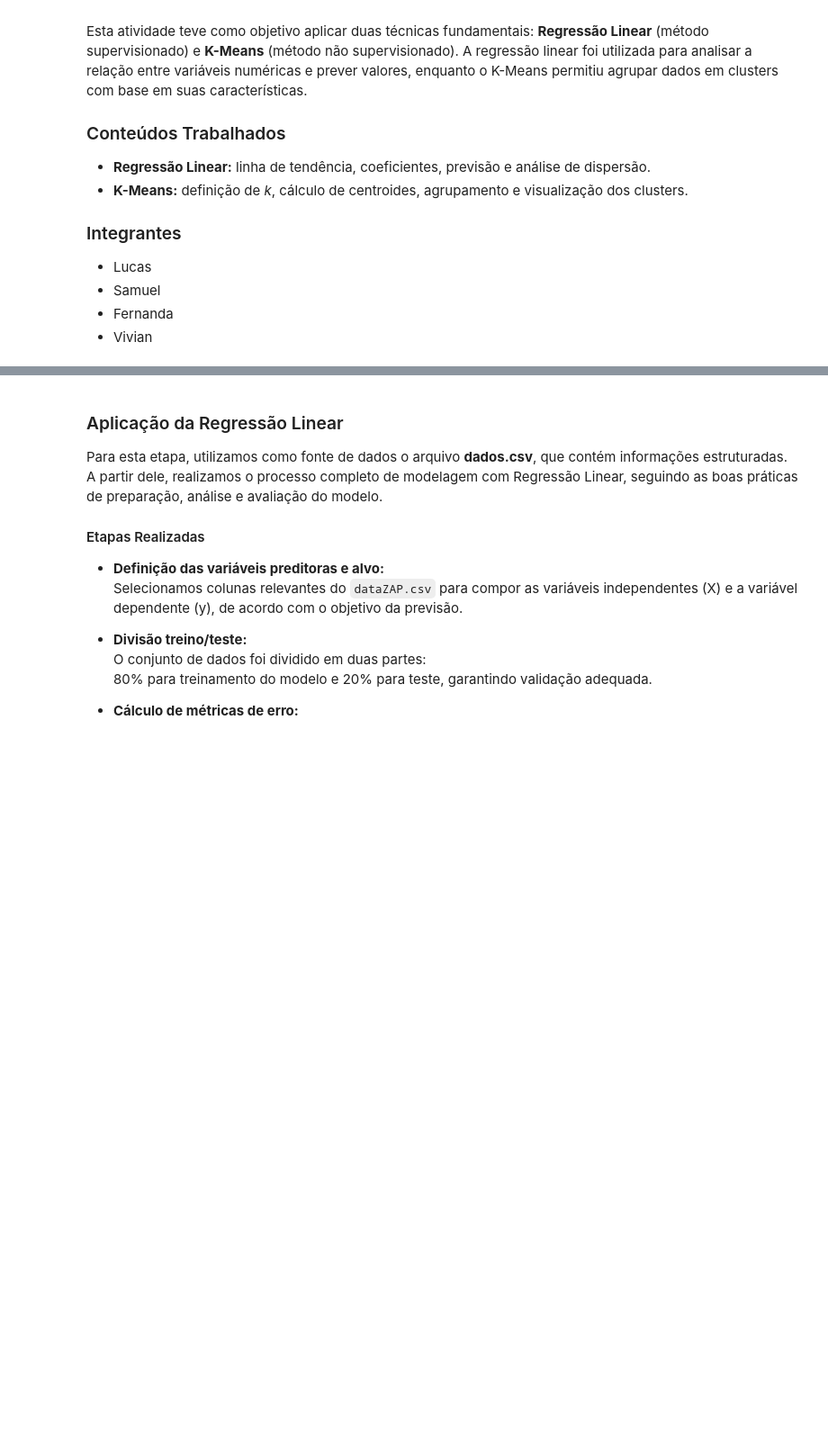
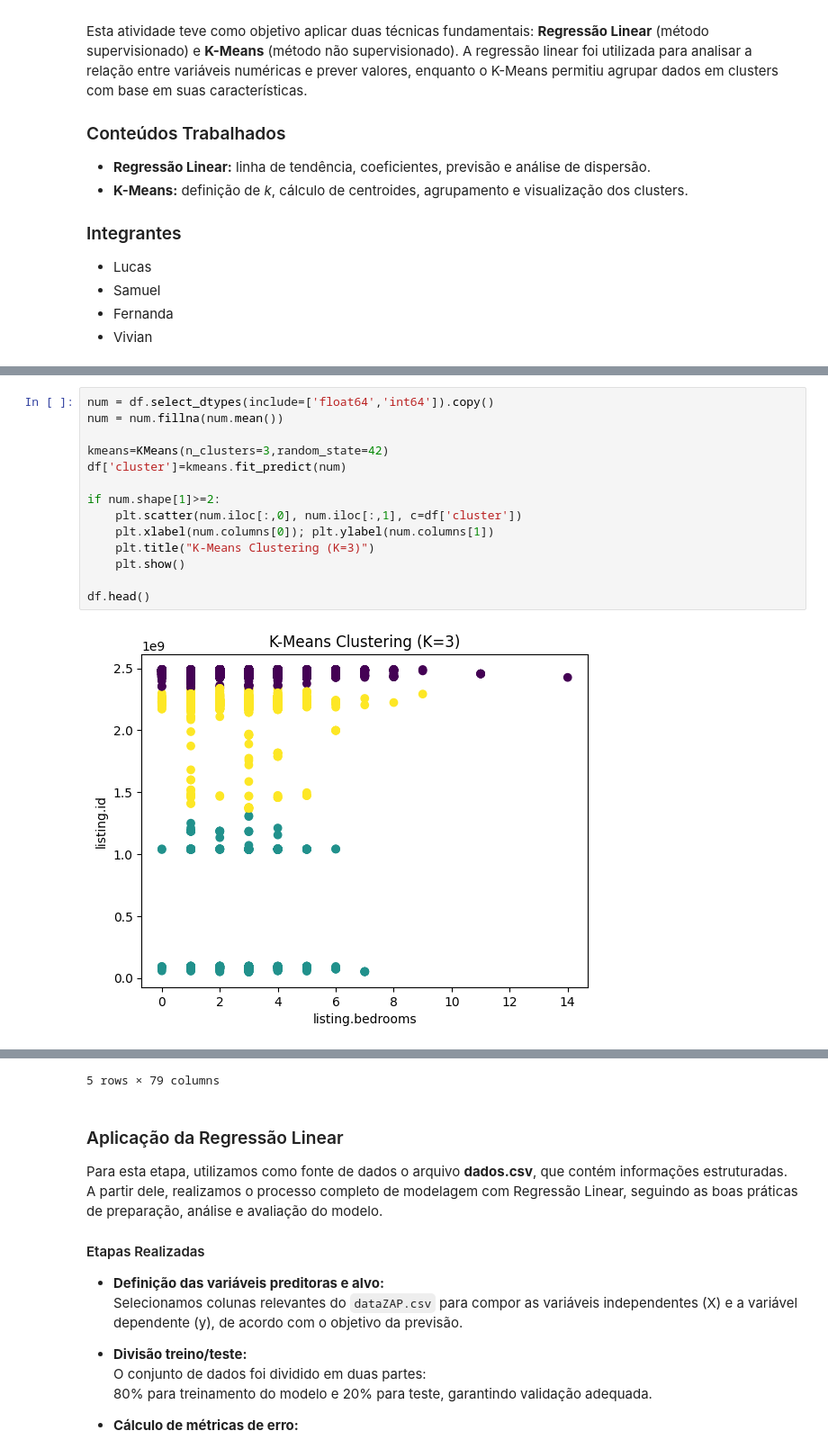
Before and after one commit to LucasGuedes-s/Regress-o_linear_agrupamento_k-means, a Jupyter notebook: notebooks/atividade.ipynb, the cells around one changed output, grey strips where cells are left out. Shown: that part at 90% size. Saved outputs shown, nothing was run; the diff lists cells and outputs as text; blank space fills up the shorter version.

Commit message:
adicionando k-means

```diff
--- a/notebooks/atividade.ipynb
+++ b/notebooks/atividade.ipynb
@@ -34,0 +48,16 @@ df.head()
+# %%
+num = df.select_dtypes(include=['float64','int64']).copy()
+num = num.fillna(num.mean())
+
+kmeans=KMeans(n_clusters=3,random_state=42)
+df['cluster']=kmeans.fit_predict(num)
+
+if num.shape[1]>=2:
+    plt.scatter(num.iloc[:,0], num.iloc[:,1], c=df['cluster'])
+    plt.xlabel(num.columns[0]); plt.ylabel(num.columns[1])
+    plt.title("K-Means Clustering (K=3)")
+    plt.show()
+
+df.head()
+# %% [output]
+[figure, added]
@@ -35,3 +70,4 @@ df.head()
+5 rows × 79 columns
 # %% [markdown]
 ### Aplicação da Regressão Linear
 
```
Also changed, not shown: parts of 4 cells of this notebook.
